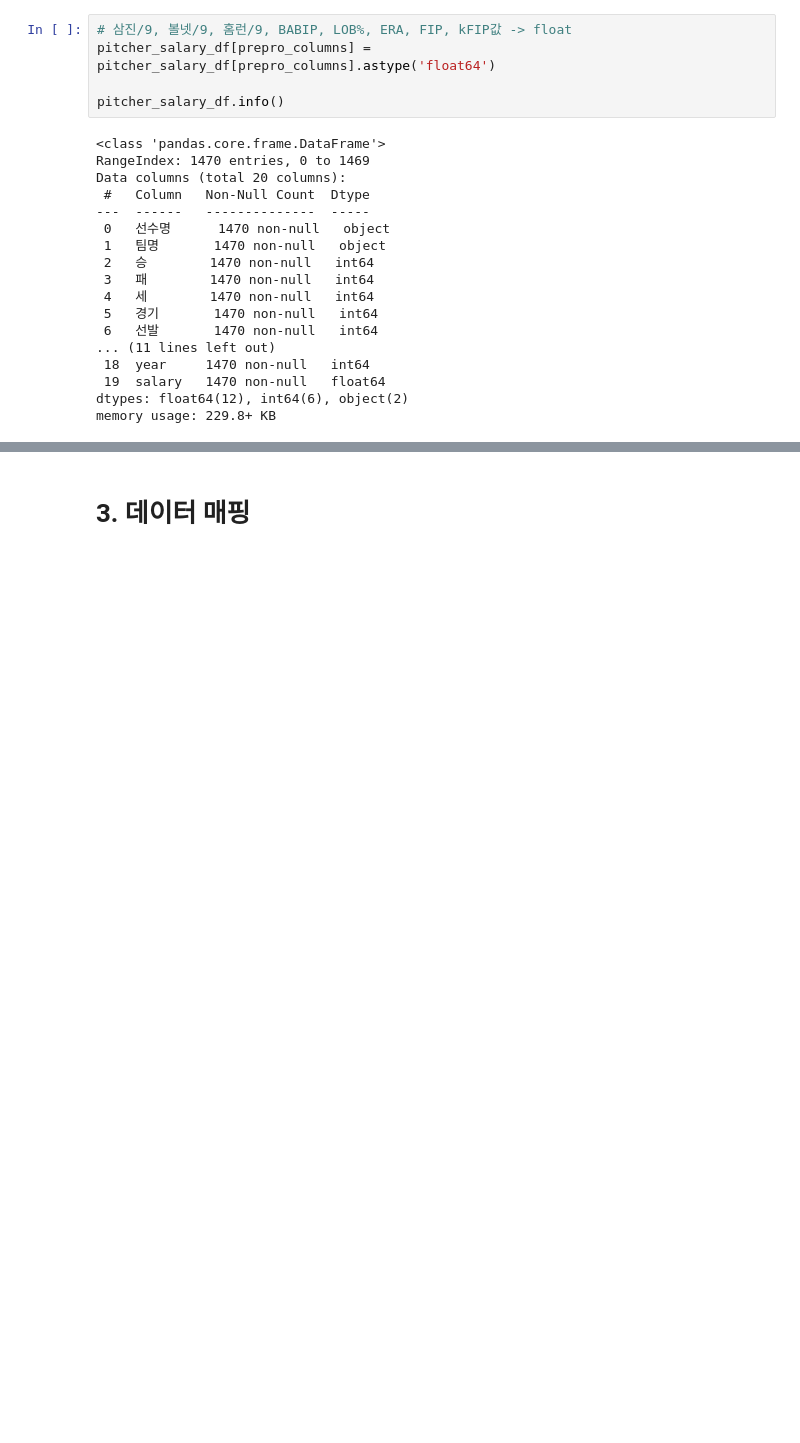
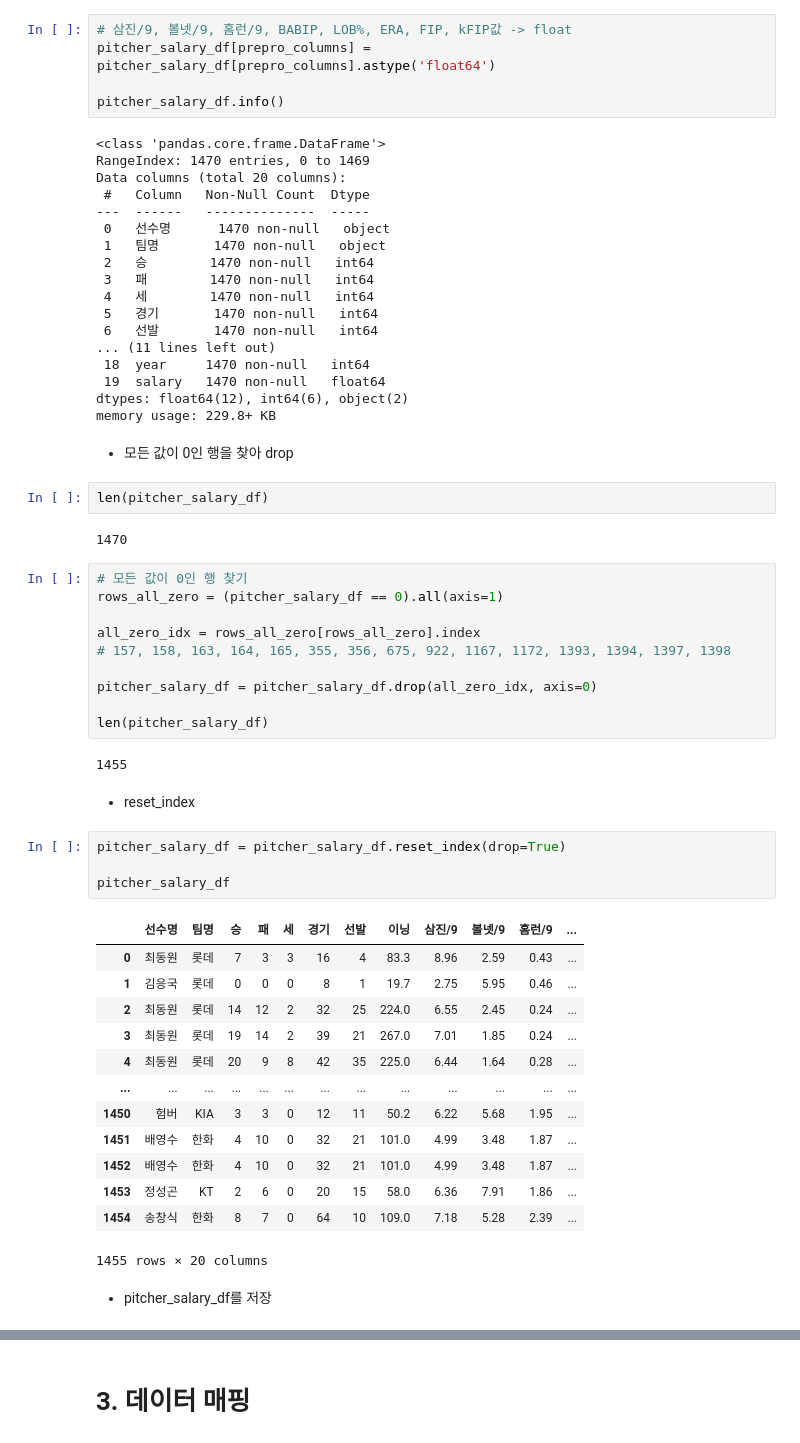
Before and after one commit to yeedacoding/ML-project, a Jupyter notebook: Baseball_Salary_Prediction/Baseball_Salary_Prediction.ipynb, the cells around one changed output, grey strips where cells are left out. Drawn from its saved outputs; the diff is of its cells as text; blank space fills up the shorter version.

```diff
--- a/Baseball_Salary_Prediction/Baseball_Salary_Prediction.ipynb
+++ b/Baseball_Salary_Prediction/Baseball_Salary_Prediction.ipynb
@@ -1124,3 +1091,43 @@ Data columns (total 20 columns):
  19  salary   1470 non-null   float64
 dtypes: float64(12), int64(6), object(2)
 memory usage: 229.8+ KB
+# %% [markdown]
+- 모든 값이 0인 행을 찾아 drop
+# %%
+len(pitcher_salary_df)
+# %% [output]
+1470
+# %%
+# 모든 값이 0인 행 찾기
+rows_all_zero = (pitcher_salary_df == 0).all(axis=1)
+
+all_zero_idx = rows_all_zero[rows_all_zero].index
+# 157, 158, 163, 164, 165, 355, 356, 675, 922, 1167, 1172, 1393, 1394, 1397, 1398
+
+pitcher_salary_df = pitcher_salary_df.drop(all_zero_idx, axis=0)
+
+len(pitcher_salary_df)
+# %% [output]
+1455
+# %% [markdown]
+- reset_index
+# %%
+pitcher_salary_df = pitcher_salary_df.reset_index(drop=True)
+
+pitcher_salary_df
+# %% [output]
+|  | 선수명 | 팀명 | 승 | 패 | 세 | 경기 | 선발 | 이닝 | 삼진/9 | 볼넷/9 | 홈런/9 | ... |
+| 0 | 최동원 | 롯데 | 7 | 3 | 3 | 16 | 4 | 83.3 | 8.96 | 2.59 | 0.43 | ... |
+| 1 | 김응국 | 롯데 | 0 | 0 | 0 | 8 | 1 | 19.7 | 2.75 | 5.95 | 0.46 | ... |
+| 2 | 최동원 | 롯데 | 14 | 12 | 2 | 32 | 25 | 224.0 | 6.55 | 2.45 | 0.24 | ... |
+| 3 | 최동원 | 롯데 | 19 | 14 | 2 | 39 | 21 | 267.0 | 7.01 | 1.85 | 0.24 | ... |
+| 4 | 최동원 | 롯데 | 20 | 9 | 8 | 42 | 35 | 225.0 | 6.44 | 1.64 | 0.28 | ... |
+| ... | ... | ... | ... | ... | ... | ... | ... | ... | ... | ... | ... | ... |
+| 1450 | 험버 | KIA | 3 | 3 | 0 | 12 | 11 | 50.2 | 6.22 | 5.68 | 1.95 | ... |
+| 1451 | 배영수 | 한화 | 4 | 10 | 0 | 32 | 21 | 101.0 | 4.99 | 3.48 | 1.87 | ... |
+| 1452 | 배영수 | 한화 | 4 | 10 | 0 | 32 | 21 | 101.0 | 4.99 | 3.48 | 1.87 | ... |
+| 1453 | 정성곤 | KT | 2 | 6 | 0 | 20 | 15 | 58.0 | 6.36 | 7.91 | 1.86 | ... |
+| 1454 | 송창식 | 한화 | 8 | 7 | 0 | 64 | 10 | 109.0 | 7.18 | 5.28 | 2.39 | ... |
+1455 rows × 20 columns
+# %% [markdown]
+- pitcher_salary_df를 저장
```
Also changed, not shown: parts of 43 cells of this notebook.
